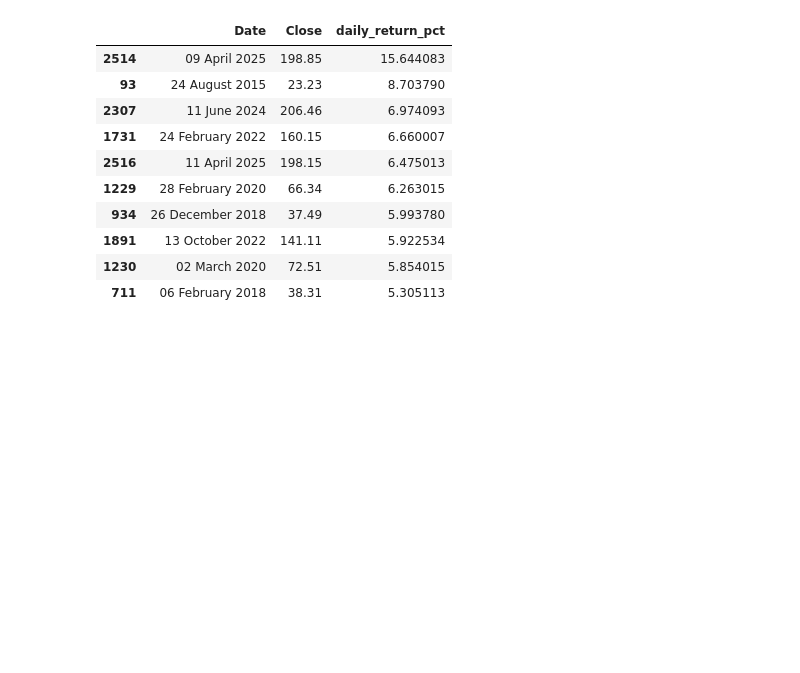
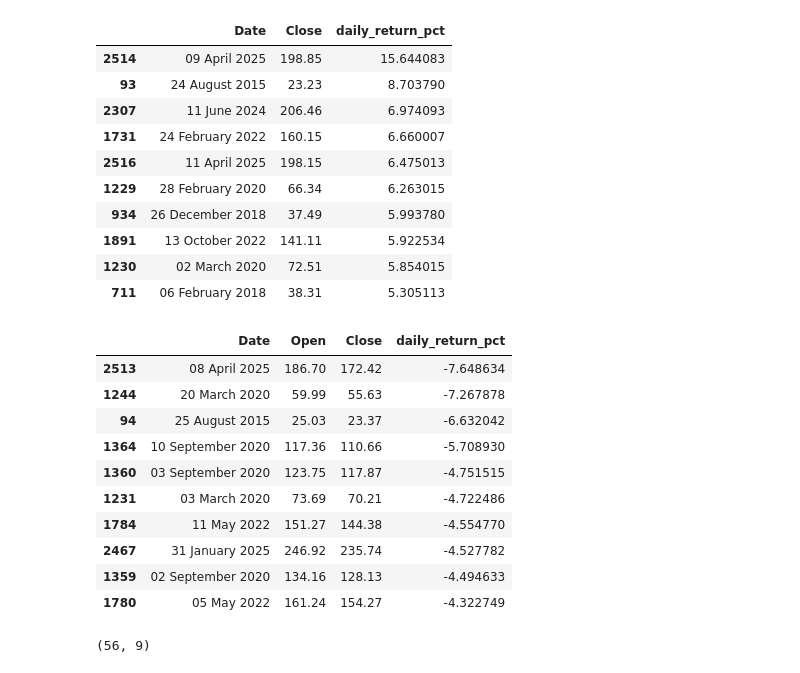
Before and after one commit to workwithaaminah/apple-stock-etl, a Jupyter notebook: notebooks/04_apple_pipeline.ipynb, the cells around one changed output. Drawn from its saved outputs; the diff is of its cells as text; code cells hidden in the pictures; blank space fills up the shorter version.

Commit message:
Added filter for biggest_losses

```diff
--- a/notebooks/04_apple_pipeline.ipynb
+++ b/notebooks/04_apple_pipeline.ipynb
@@ -392,3 +392,41 @@ df_clean[
 | 1891 | 13 October 2022 | 141.11 | 5.922534 |
 | 1230 | 02 March 2020 | 72.51 | 5.854015 |
 | 711 | 06 February 2018 | 38.31 | 5.305113 |
+# %%
+# step 1 - filtering the rows:
+biggest_losses = df_clean[df_clean["daily_return_pct"] < -3]
+
+
+# step 2 - selecting the cols:
+selected_cols=biggest_losses[["Date", "Open", "Close", "daily_return_pct"]]
+
+
+# step 3 - sorting by daily_return_pct:
+
+sorted_data = selected_cols.sort_values(
+
+"daily_return_pct",
+
+ascending = True
+
+)
+
+
+# step 4 - showing top 10 biggest losses
+sorted_data.head(10)
+# %% [output]
+|  | Date | Open | Close | daily_return_pct |
+| 2513 | 08 April 2025 | 186.70 | 172.42 | -7.648634 |
+| 1244 | 20 March 2020 | 59.99 | 55.63 | -7.267878 |
+| 94 | 25 August 2015 | 25.03 | 23.37 | -6.632042 |
+| 1364 | 10 September 2020 | 117.36 | 110.66 | -5.708930 |
+| 1360 | 03 September 2020 | 123.75 | 117.87 | -4.751515 |
+| 1231 | 03 March 2020 | 73.69 | 70.21 | -4.722486 |
+| 1784 | 11 May 2022 | 151.27 | 144.38 | -4.554770 |
+| 2467 | 31 January 2025 | 246.92 | 235.74 | -4.527782 |
+| 1359 | 02 September 2020 | 134.16 | 128.13 | -4.494633 |
+| 1780 | 05 May 2022 | 161.24 | 154.27 | -4.322749 |
+# %%
+biggest_losses.shape
+# %% [output]
+(56, 9)
```
